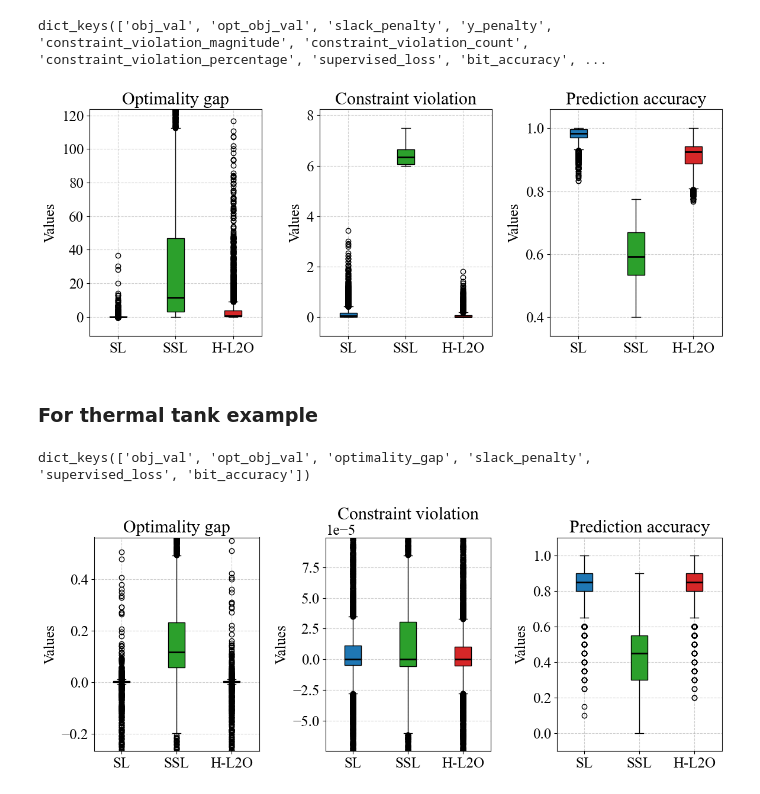
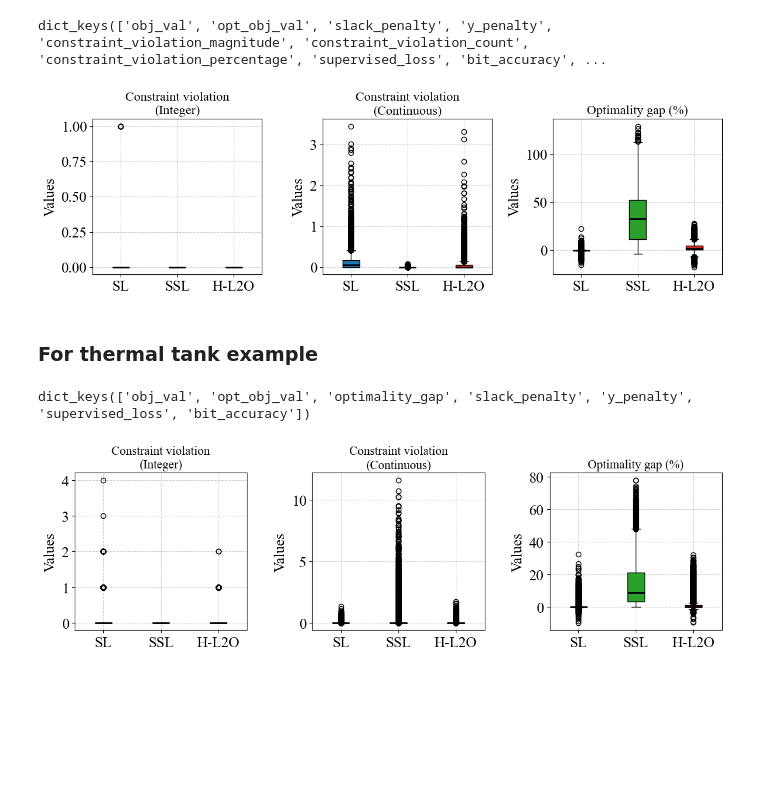
Before and after one commit to mlab-upenn/L2O-MIQP, a Jupyter notebook: misc.ipynb, the cells around one changed output. Cells and saved outputs as stored; diff of their text form; code cells hidden in the pictures; blank space fills up the shorter version.

```diff
--- a/misc.ipynb
+++ b/misc.ipynb
@@ -14,7 +14,7 @@ filename = current_dir + "/robot_nav/stats_robot_nav_sl.pt"
 sl_results = torch.load(filename)
 filename = current_dir + "/robot_nav/stats_robot_nav_ssl.pt"
 ssl_results = torch.load(filename)
-filename = current_dir + "/robot_nav/stats_robot_nav_hybrid_1.pt"
+filename = current_dir + "/robot_nav/stats_robot_nav_hl_1.pt"
 hl_results = torch.load(filename)
 print(sl_results.keys())
 # %% [output]
@@ -22,46 +22,41 @@ dict_keys(['obj_val', 'opt_obj_val', 'slack_penalty', 'y_penalty', 'constraint_v
 # %%
 # Configure global font settings
 plt.rcParams["font.family"] = "Times New Roman"
 plt.rcParams["font.size"] = 18
 plt.rcParams["pdf.fonttype"] = 42
 plt.rcParams["ps.fonttype"] = 42
 
-slack_penalty = [sl_results["constraint_violation_magnitude"], ssl_results["constraint_violation_magnitude"],
-                hl_results["constraint_violation_magnitude"]]
-bit_accuracy = [sl_results["bit_accuracy"], ssl_results["bit_accuracy"], hl_results["bit_accuracy"]]
-optimality_gap = [sl_results["optimality_gap"]/100, ssl_results["optimality_gap"]/100,  hl_results["optimality_gap"]/100]
-all_data = [optimality_gap, slack_penalty, bit_accuracy]
+y_penalty = [hl_results["y_penalty"], ssl_results["y_penalty"], sl_results["y_penalty"]]
+slack_penalty = [np.maximum(0, sl_results["slack_penalty"]),
+                np.maximum(0, ssl_results["slack_penalty"]),
+                np.maximum(0, hl_results["slack_penalty"])]
+bit_accuracy = [sl_results["bit_accuracy"]*100, ssl_results["bit_accuracy"]*100, hl_results["bit_accuracy"]*100]
+optimality_gap = [sl_results["optimality_gap"], ssl_results["optimality_gap"],  hl_results["optimality_gap"]]
+all_data = [y_penalty, slack_penalty, optimality_gap]
 labels=["SL", "SSL", "H-L2O"]
-titles = [ "Optimality gap", "Constraint violation", "Prediction accuracy"]
+titles = ["Constraint violation\n(Integer)", "Constraint violation\n(Continuous)", "Optimality gap (%)"]
 colors = ["#1f77b4", "#2ca02c", "#d62728"]  # blue, green, red
 
-fig, axes = plt.subplots(1, 3, figsize=(12, 5))  # <-- removed sharey=True
+fig, axes = plt.subplots(1, 3, figsize=(12, 4))  # <-- removed sharey=True
 
 for i, ax in enumerate(axes):
     bp = ax.boxplot(all_data[i], labels=labels, patch_artist=True)
     for patch, color in zip(bp["boxes"], colors):
         patch.set_facecolor(color)
     for median in bp["medians"]:
         median.set_color("black")
         median.set_linewidth(2)
 
-    ax.set_title(titles[i])
+    ax.set_title(titles[i], fontsize = 16)
     ax.set_ylabel("Values")
     ax.grid(True, linestyle="--", alpha=0.6)
-    whisker_values = [line.get_ydata() for line in bp["whiskers"]]
-    y_vals = np.concatenate(whisker_values)
-    y_min, y_max = np.min(y_vals), np.max(y_vals)
-    # Add padding
-    margin = 0.1 * (y_max - y_min)
-    ax.set_ylim(y_min - margin, y_max + margin)
-
 
 # fig.suptitle("Statstical comparsion for robot navigation example", fontsize=20)
 plt.tight_layout()
 plt.savefig("robot_nav_comparison.pdf", format="pdf", bbox_inches="tight")
 plt.show()
 # %% [output]
-[figure, old version]
+[figure, new version]
 # %% [markdown]
 ### For thermal tank example
 # %%
@@ -71,11 +66,11 @@ filename = current_dir + "/energy/stats_energy_tank_sl.pt"
 sl_results = torch.load(filename)
 filename = current_dir + "/energy/stats_energy_tank_ssl.pt"
 ssl_results = torch.load(filename)
-filename = current_dir + "/energy/stats_energy_tank_hybrid_1.pt"
+filename = current_dir + "/energy/stats_energy_tank_hl_2.pt"
 hl_results = torch.load(filename)
 print(sl_results.keys())
 # %% [output]
-dict_keys(['obj_val', 'opt_obj_val', 'optimality_gap', 'slack_penalty', 'supervised_loss', 'bit_accuracy'])
+dict_keys(['obj_val', 'opt_obj_val', 'optimality_gap', 'slack_penalty', 'y_penalty', 'supervised_loss', 'bit_accuracy'])
 # %%
 # Configure global font settings
 plt.rcParams["font.family"] = "Times New Roman"
@@ -83,15 +78,16 @@ plt.rcParams["font.size"] = 18
 plt.rcParams["pdf.fonttype"] = 42
 plt.rcParams["ps.fonttype"] = 42
 
+y_penalty = [sl_results["y_penalty"], ssl_results["y_penalty"], hl_results["y_penalty"]]
 slack_penalty = [sl_results["slack_penalty"], ssl_results["slack_penalty"], hl_results["slack_penalty"]]
-bit_accuracy = [sl_results["bit_accuracy"], ssl_results["bit_accuracy"], hl_results["bit_accuracy"]]
-optimality_gap = [sl_results["optimality_gap"]/100, ssl_results["optimality_gap"]/100,  hl_results["optimality_gap"]/100]
-all_data = [optimality_gap, slack_penalty, bit_accuracy]
+bit_accuracy = [sl_results["bit_accuracy"]*100, ssl_results["bit_accuracy"]*100, hl_results["bit_accuracy"]*100]
+optimality_gap = [sl_results["optimality_gap"], ssl_results["optimality_gap"],  hl_results["optimality_gap"]]
+all_data = [y_penalty, slack_penalty, optimality_gap]
 labels=["SL", "SSL", "H-L2O"]
-titles = [ "Optimality gap", "Constraint violation", "Prediction accuracy"]
+titles = ["Constraint violation\n(Integer)", "Constraint violation\n(Continuous)", "Optimality gap (%)"]
 colors = ["#1f77b4", "#2ca02c", "#d62728"]  # blue, green, red
 
-fig, axes = plt.subplots(1, 3, figsize=(12, 5))  # <-- removed sharey=True
+fig, axes = plt.subplots(1, 3, figsize=(12, 4))  # <-- removed sharey=True
 
 for i, ax in enumerate(axes):
     bp = ax.boxplot(all_data[i], labels=labels, patch_artist=True)
@@ -101,20 +97,13 @@ for i, ax in enumerate(axes):
         median.set_color("black")
         median.set_linewidth(2)
 
-    ax.set_title(titles[i])
+    ax.set_title(titles[i], fontsize = 15)
     ax.set_ylabel("Values")
     ax.grid(True, linestyle="--", alpha=0.6)
-    whisker_values = [line.get_ydata() for line in bp["whiskers"]]
-    y_vals = np.concatenate(whisker_values)
-    y_min, y_max = np.min(y_vals), np.max(y_vals)
-    # Add padding
-    margin = 0.1 * (y_max - y_min)
-    ax.set_ylim(y_min - margin, y_max + margin)
-
 
 # fig.suptitle("Statstical comparsion for thermal energy tank example", fontsize=20)
 plt.tight_layout()
 plt.savefig("thermal_tank_comparison.pdf", format="pdf", bbox_inches="tight")
 plt.show()
 # %% [output]
-[figure, old version]
+[figure, new version]
```
Also changed, not shown: 10 other files.
